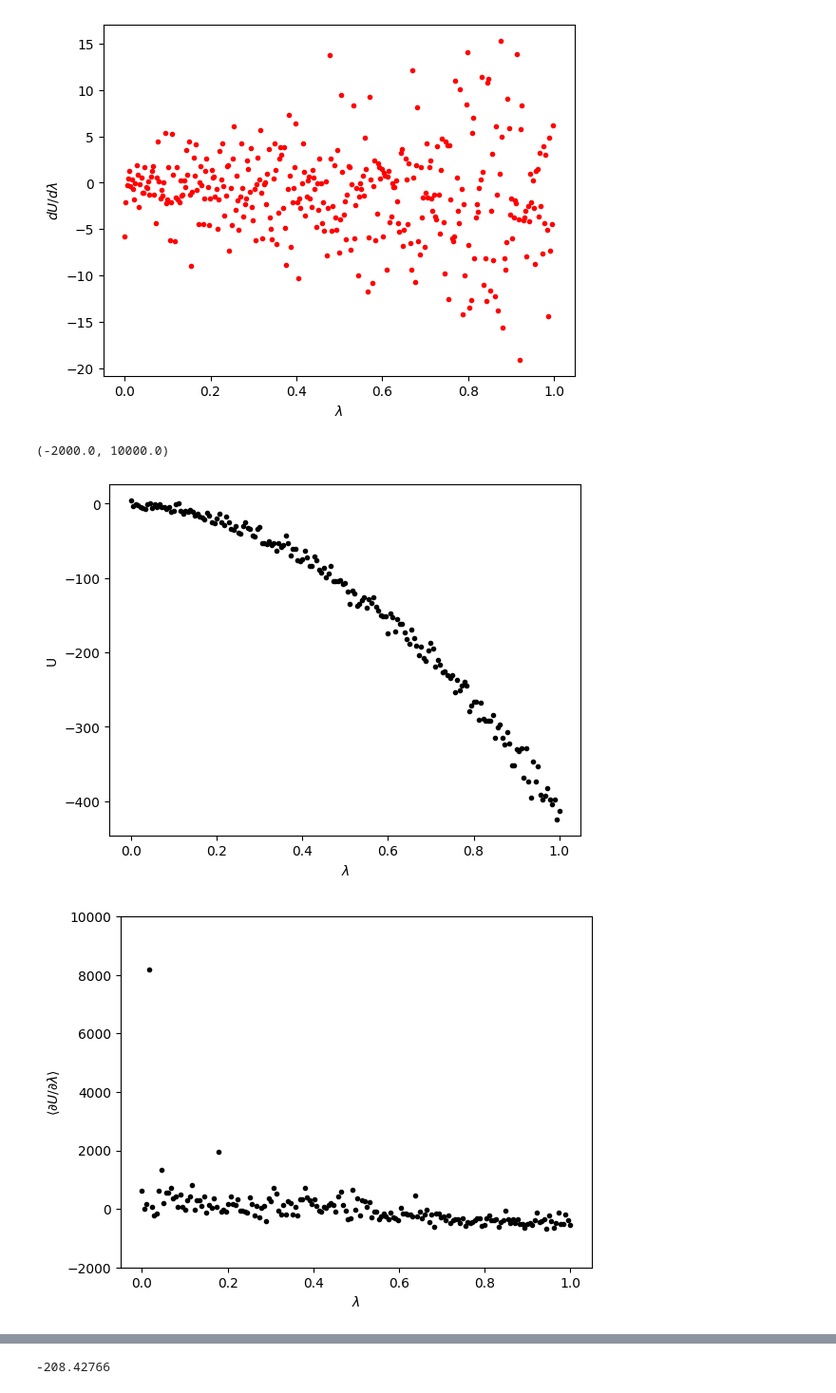
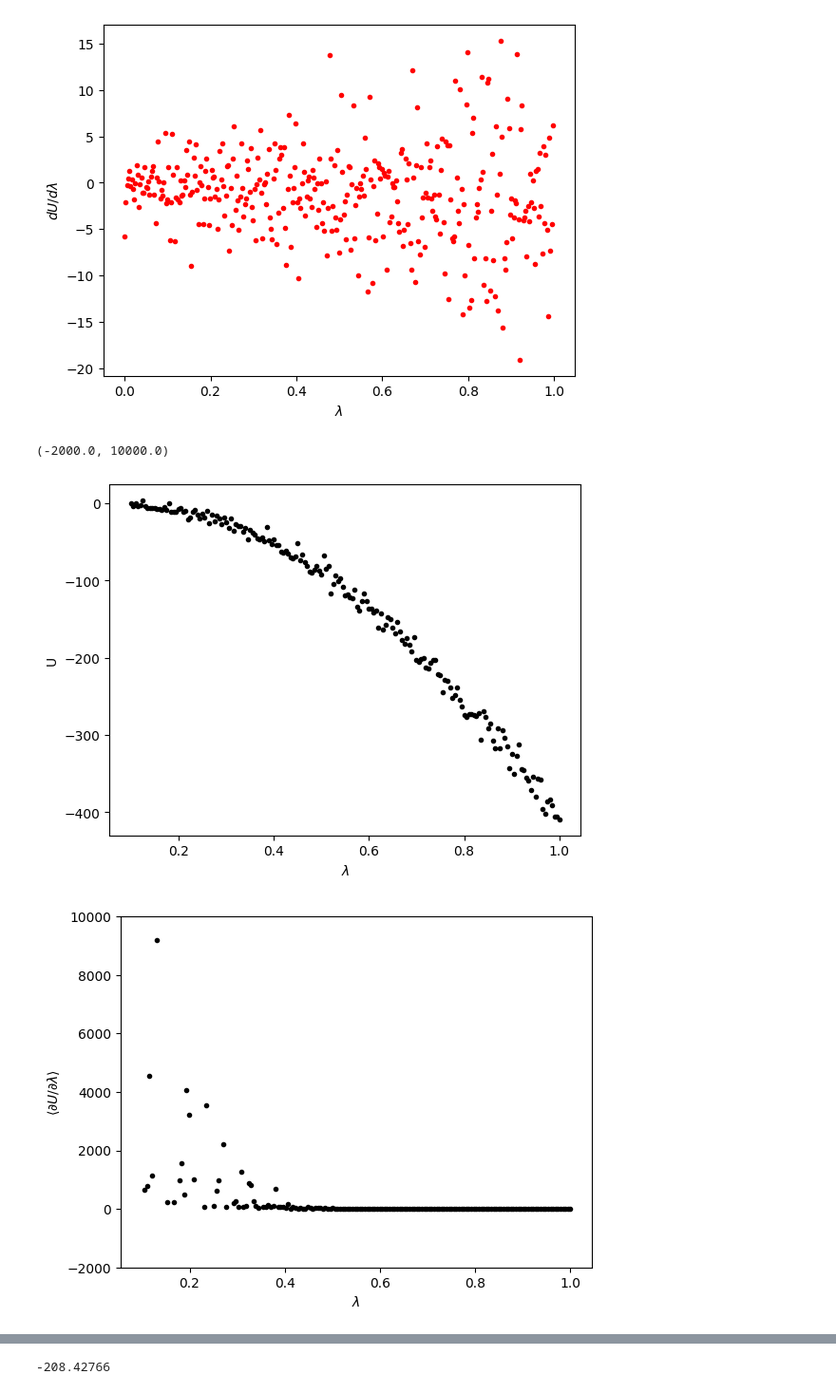
Before and after one commit to Foundnation/Thermodynamic_Integration, a Jupyter notebook: plots.ipynb, the cells around one changed output, grey strips where cells are left out. Shown: that part at 95% size. Drawn from its saved outputs; the diff is of its cells as text; code cells hidden in the pictures.

```diff
--- a/plots.ipynb
+++ b/plots.ipynb
@@ -78,36 +78,32 @@ Text(0, 0.5, '$dU / d\\lambda $')
 # %%
 with open("total_energies") as file:
     lines = file.readlines()
     total_energies = [float(line) for line in lines]
 
 total_energies_production = []
 for i, elem in enumerate(total_energies):
     if i % 2 == 1:
         total_energies_production.append(elem)
 
-x = np.linspace(0, 1, len(total_energies_production))
+x = np.linspace(0.1, 1, len(total_energies_production))
 plt.plot(x, total_energies_production, 'k.')
 plt.xlabel(r'$\lambda$')
 plt.ylabel(r'U')
 
 
-with open("total_der_energies") as file:
+with open("total_der_energies_cleaned") as file:
     lines = file.readlines()
     total_der_energies = [float(line) for line in lines]
 
-total_der_energies_production = []
-for i, elem in enumerate(total_der_energies):
-    if i % 2 == 1:
-        total_der_energies_production.append(elem)
 
-x = np.linspace(0, 1, len(total_der_energies_production))
+x = np.linspace(0.1, 1, len(total_der_energies))
 plt.figure()
-plt.plot(x, total_der_energies_production, 'k.')
+plt.plot(x, total_der_energies, 'k.')
 plt.xlabel(r'$\lambda$')
 plt.ylabel(r'$\langle \partial U/ \partial \lambda \rangle$')
 plt.ylim(-2000, 10000)
 # %% [output]
 (-2000.0, 10000.0)
-[figure, old version]
+[figure, new version]
-[figure, old version]
+[figure, new version]
 # %%
```
Also changed, not shown: parts of 4 cells of this notebook, 52 other files.
